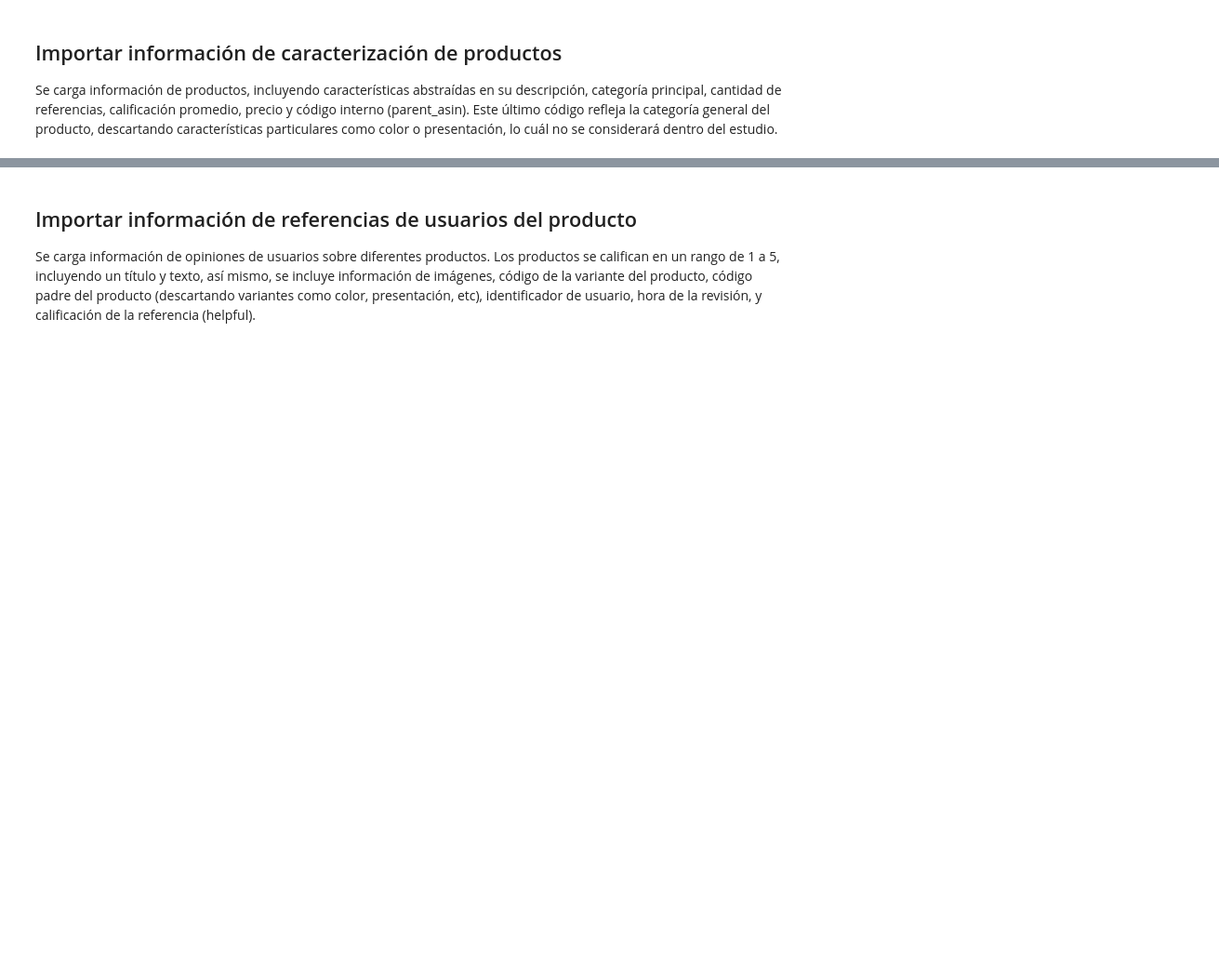
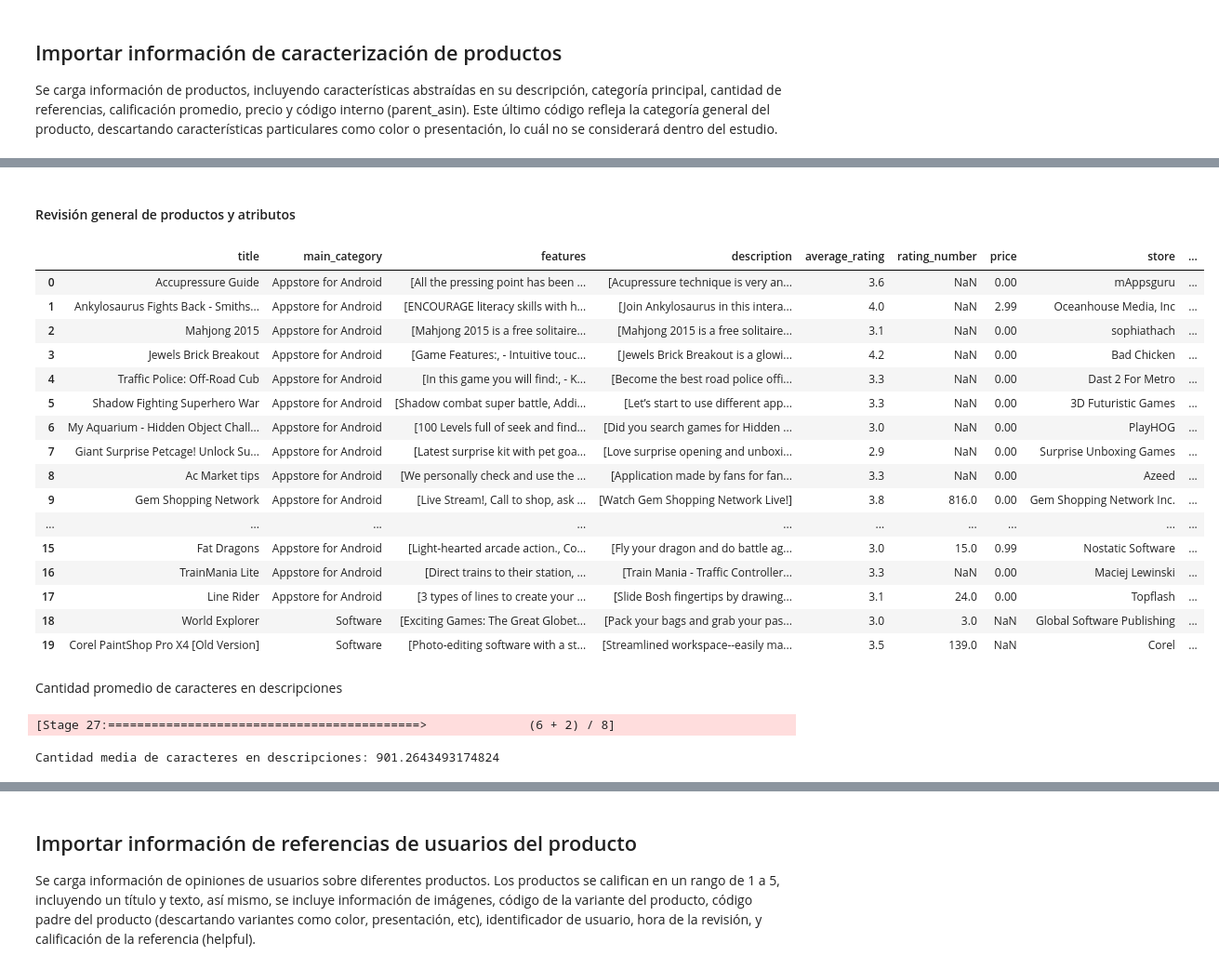
Before and after one commit to UIdealist/products-viability-analysis, a Jupyter notebook: analyze_item_metadata.ipynb, the cells around one changed output, grey strips where cells are left out. Shown at 93% size. Cells and saved outputs as stored; diff of their text form; code cells hidden in the pictures; blank space fills up the shorter version.

```diff
--- a/analyze_item_metadata.ipynb
+++ b/analyze_item_metadata.ipynb
@@ -66,13 +144,21 @@ def load_category_data( path ) -> DataFrame:
 # %%
-meta_software = load_category_data( f"{BASE_JSON_PATH}/meta_categories/meta_Software.jsonl" )
-meta_electronics = load_category_data( f"{BASE_JSON_PATH}/meta_categories/meta_Electronics.jsonl" )
-meta_Cell_Phones_and_Accessories = load_category_data( f"{BASE_JSON_PATH}/meta_categories/meta_Cell_Phones_and_Accessories.jsonl" )
-meta_Video_Games = load_category_data( f"{BASE_JSON_PATH}/meta_categories/meta_Video_Games.jsonl" )
+if REGENERATE_INTERMEDIATE:
+
+    meta_software = load_category_data( f"{BASE_JSON_PATH}/meta_categories/meta_Software.jsonl" )
+    meta_electronics = load_category_data( f"{BASE_JSON_PATH}/meta_categories/meta_Electronics.jsonl" )
+    meta_Cell_Phones_and_Accessories = load_category_data( f"{BASE_JSON_PATH}/meta_categories/meta_Cell_Phones_and_Accessories.jsonl" )
+    meta_Video_Games = load_category_data( f"{BASE_JSON_PATH}/meta_categories/meta_Video_Games.jsonl" )
+
+    unified_meta_items = merge_dfs(
+        meta_software, meta_electronics,
+        meta_Cell_Phones_and_Accessories, meta_Video_Games
+    )
+
+    (
+        unified_meta_items.write
+            .format('delta')
+            .mode('overwrite')
+            .saveAsTable('spark_catalog.product_reviews_schema.meta_items')
+    )
+
+unified_meta_items = spark.table('spark_catalog.product_reviews_schema.meta_items')
-# %%
-unified_meta_items = meta_software.unionByName(
-    meta_electronics.unionByName(
-        meta_Cell_Phones_and_Accessories.unionByName(
-            meta_Video_Games
-        )
-    )
-)
@@ -93,0 +177,36 @@ unified_meta_items[['parent_asin']].distinct().count()
+# %% [markdown]
+#### Revisión general de productos y atributos
+# %%
+unified_meta_items.limit(20).toPandas()
+# %% [output]
+|  | title | main_category | features | description | average_rating | rating_number | price | store | ... |
+| 0 | Accupressure Guide | Appstore for Android | [All the pressing point has been ... | [Acupressure technique is very an... | 3.6 | NaN | 0.00 | mAppsguru | ... |
+| 1 | Ankylosaurus Fights Back - Smiths... | Appstore for Android | [ENCOURAGE literacy skills with h... | [Join Ankylosaurus in this intera... | 4.0 | NaN | 2.99 | Oceanhouse Media, Inc | ... |
+| 2 | Mahjong 2015 | Appstore for Android | [Mahjong 2015 is a free solitaire... | [Mahjong 2015 is a free solitaire... | 3.1 | NaN | 0.00 | sophiathach | ... |
+| 3 | Jewels Brick Breakout | Appstore for Android | [Game Features:, - Intuitive touc... | [Jewels Brick Breakout is a glowi... | 4.2 | NaN | 0.00 | Bad Chicken | ... |
+| 4 | Traffic Police: Off-Road Cub | Appstore for Android | [In this game you will find:, - K... | [Become the best road police offi... | 3.3 | NaN | 0.00 | Dast 2 For Metro | ... |
+| 5 | Shadow Fighting Superhero War | Appstore for Android | [Shadow combat super battle, Addi... | [Let’s start to use different app... | 3.3 | NaN | 0.00 | 3D Futuristic Games | ... |
+| 6 | My Aquarium - Hidden Object Chall... | Appstore for Android | [100 Levels full of seek and find... | [Did you search games for Hidden ... | 3.0 | NaN | 0.00 | PlayHOG | ... |
+| 7 | Giant Surprise Petcage! Unlock Su... | Appstore for Android | [Latest surprise kit with pet goa... | [Love surprise opening and unboxi... | 2.9 | NaN | 0.00 | Surprise Unboxing Games | ... |
+| 8 | Ac Market tips | Appstore for Android | [We personally check and use the ... | [Application made by fans for fan... | 3.3 | NaN | 0.00 | Azeed | ... |
+| 9 | Gem Shopping Network | Appstore for Android | [Live Stream!, Call to shop, ask ... | [Watch Gem Shopping Network Live!] | 3.8 | 816.0 | 0.00 | Gem Shopping Network Inc. | ... |
+| ... | ... | ... | ... | ... | ... | ... | ... | ... | ... |
+| 15 | Fat Dragons | Appstore for Android | [Light-hearted arcade action., Co... | [Fly your dragon and do battle ag... | 3.0 | 15.0 | 0.99 | Nostatic Software | ... |
+| 16 | TrainMania Lite | Appstore for Android | [Direct trains to their station, ... | [Train Mania - Traffic Controller... | 3.3 | NaN | 0.00 | Maciej Lewinski | ... |
+| 17 | Line Rider | Appstore for Android | [3 types of lines to create your ... | [Slide Bosh fingertips by drawing... | 3.1 | 24.0 | 0.00 | Topflash | ... |
+| 18 | World Explorer | Software | [Exciting Games: The Great Globet... | [Pack your bags and grab your pas... | 3.0 | 3.0 | NaN | Global Software Publishing | ... |
+| 19 | Corel PaintShop Pro X4 [Old Version] | Software | [Photo-editing software with a st... | [Streamlined workspace--easily ma... | 3.5 | 139.0 | NaN | Corel | ... |
+# %% [markdown]
+Cantidad promedio de caracteres en descripciones
+# %%
+mean_description_chars = (
+    unified_meta_items
+        .select( F.length( F.col('description')[0] ).alias('len') )
+        .agg( F.avg( F.col('len') ).alias('mean_len') )
+        .collect()
+)[0]['mean_len']
+
+print(f'Cantidad media de caracteres en descripciones: {mean_description_chars}')
+# %% [output]
+[Stage 27:===========================================>              (6 + 2) / 8]
+Cantidad media de caracteres en descripciones: 901.2643493174824
```
Also changed, not shown: parts of 72 cells of this notebook, 24 other files.
